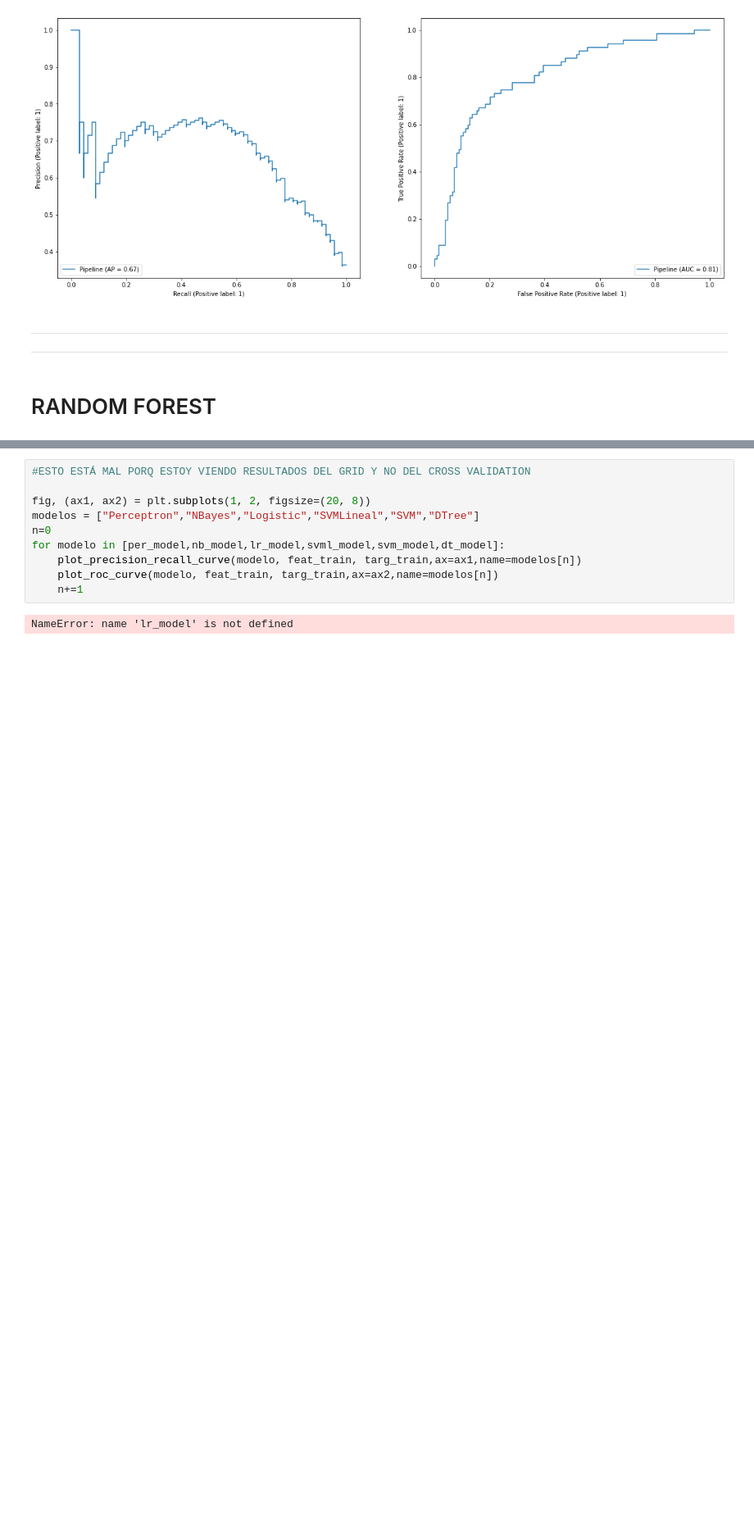
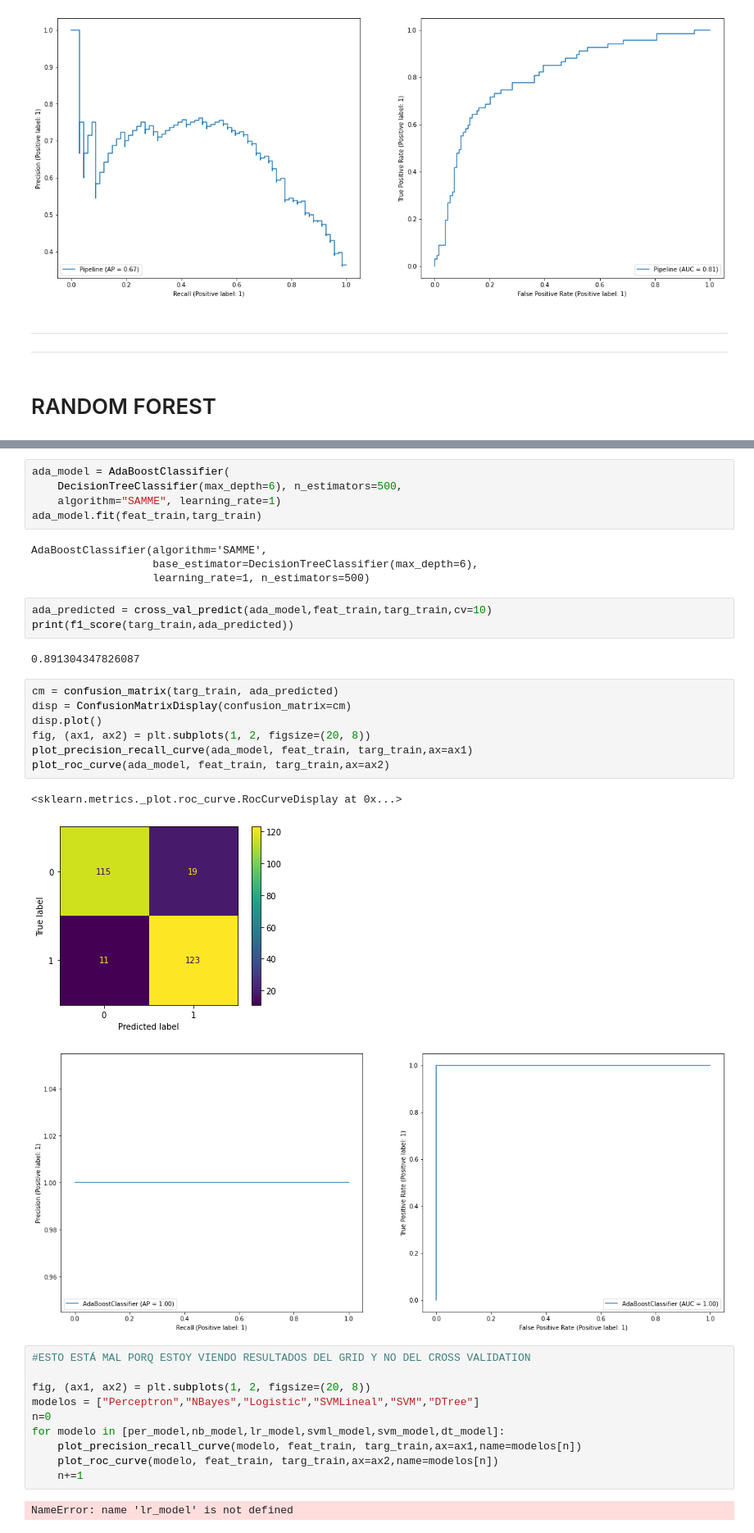
Before and after one commit to JaviCeRodriguez/Heart-Failure-ML, a Jupyter notebook: classification.ipynb, the cells around one changed output, grey strips where cells are left out. Shown at 82% size. Cells and saved outputs as stored; diff of their text form; blank space fills up the shorter version.

Commit message:
pruebas con AdaBoost

```diff
--- a/classification.ipynb
+++ b/classification.ipynb
@@ -372,3 +335,28 @@ for n in sorted(tet):
+# %%
+ada_model = AdaBoostClassifier(
+    DecisionTreeClassifier(max_depth=6), n_estimators=500,
+    algorithm="SAMME", learning_rate=1)
+ada_model.fit(feat_train,targ_train)
+# %% [output]
+AdaBoostClassifier(algorithm='SAMME',
+                   base_estimator=DecisionTreeClassifier(max_depth=6),
+                   learning_rate=1, n_estimators=500)
+# %%
+ada_predicted = cross_val_predict(ada_model,feat_train,targ_train,cv=10)
+print(f1_score(targ_train,ada_predicted))
+# %% [output]
+0.891304347826087
+# %%
+cm = confusion_matrix(targ_train, ada_predicted)
+disp = ConfusionMatrixDisplay(confusion_matrix=cm)
+disp.plot()
+fig, (ax1, ax2) = plt.subplots(1, 2, figsize=(20, 8))
+plot_precision_recall_curve(ada_model, feat_train, targ_train,ax=ax1)
+plot_roc_curve(ada_model, feat_train, targ_train,ax=ax2)
+# %% [output]
+<sklearn.metrics._plot.roc_curve.RocCurveDisplay at 0x...>
+[figure, added]
+[figure, added]
 # %%
 #ESTO ESTÁ MAL PORQ ESTOY VIENDO RESULTADOS DEL GRID Y NO DEL CROSS VALIDATION
 
```
Also changed, not shown: parts of 17 cells of this notebook, 2 other files.
